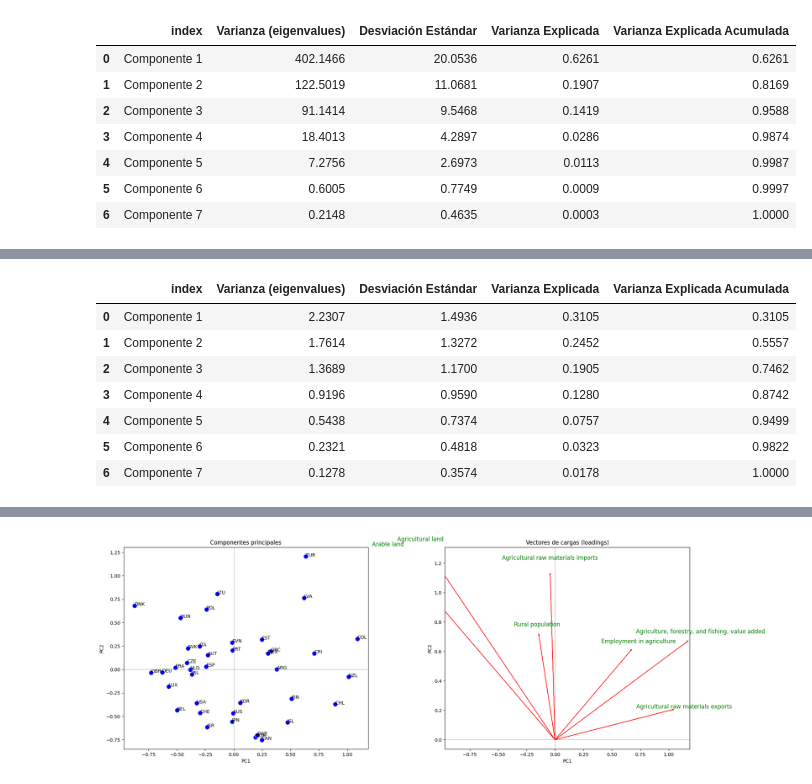
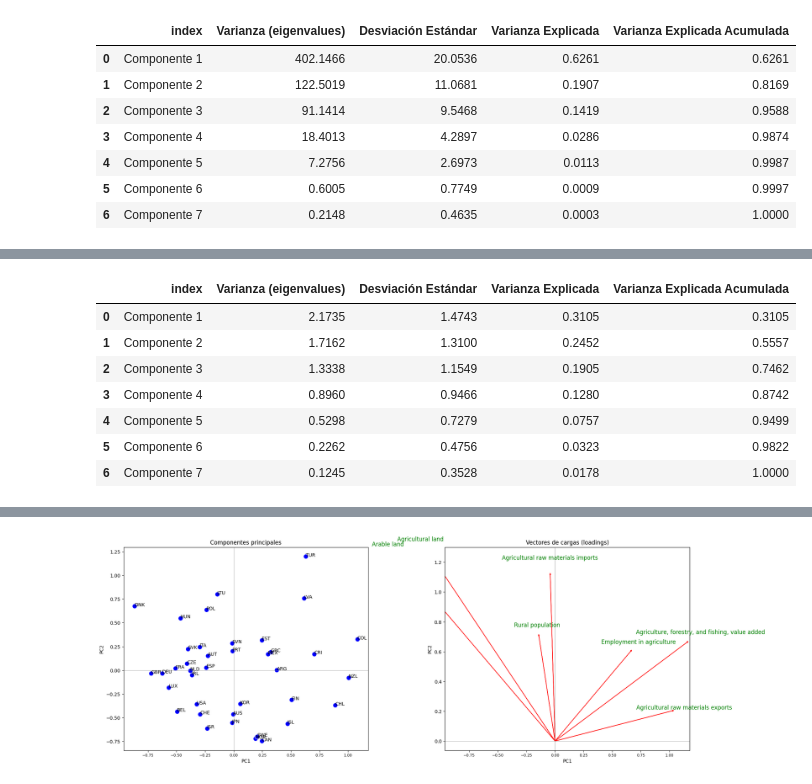
Before and after one commit to DavidGuzzi/MECMT04, a Jupyter notebook: AEM_dignani_guzzi.ipynb, the cells around one changed output, grey strips where cells are left out. Saved outputs shown, nothing was run; the diff lists cells and outputs as text; code cells hidden in the pictures.

```diff
--- a/AEM_dignani_guzzi.ipynb
+++ b/AEM_dignani_guzzi.ipynb
@@ -4,13 +4,13 @@ import pandas as pd
 import numpy as np
 
 from sklearn.decomposition import PCA
-from sklearn.preprocessing import StandardScaler
 
 import matplotlib.pyplot as plt
 import seaborn as sns
 
 #Configuraciones
 pd.options.display.float_format = '{:.4f}'.format
+pd.set_option('display.max_columns', None)
 # %%
 
 #Lectura y visualización de matriz de datos
@@ -272,39 +272,40 @@ plt.show()
 # %%
 """
 Análisis de Componentes Principales - Matriz de Correlaciones
 """
 
-scaler = StandardScaler()
-ndf_scaled = scaler.fit_transform(ndf)
+ndf_media = ndf.mean()
+ndf_de = ndf.std()
+ndf_scaled = ((ndf - ndf_media) / ndf_de)
 
 pca_cor = PCA()
 componentes_cor = pca_cor.fit_transform(ndf_scaled)
 
 varianza_cor = pca_cor.explained_variance_
 std_componentes_cor = np.sqrt(pca_cor.explained_variance_) #Ver si eliminamos
 varianza_explicada_cor = pca_cor.explained_variance_ratio_
 varianza_explicada_acum_cor = np.cumsum(pca_cor.explained_variance_ratio_)
 coeficientes_cor =  pca_cor.components_.T
 
 #Generamos una tabla resumen
 data_var_cor = {
     'Varianza (eigenvalues)': varianza_cor,
     'Desviación Estándar': std_componentes_cor,
     'Varianza Explicada': varianza_explicada_cor,
     'Varianza Explicada Acumulada': varianza_explicada_acum_cor
 }
 
 variablespca_cor = pd.DataFrame(data_var_cor, index=[f'Componente {i+1}' for i in range(len(varianza_cor))]).reset_index()
 variablespca_cor
 # %% [output]
 |  | index | Varianza (eigenvalues) | Desviación Estándar | Varianza Explicada | Varianza Explicada Acumulada |
-| 0 | Componente 1 | 2.2307 | 1.4936 | 0.3105 | 0.3105 |
-| 1 | Componente 2 | 1.7614 | 1.3272 | 0.2452 | 0.5557 |
-| 2 | Componente 3 | 1.3689 | 1.1700 | 0.1905 | 0.7462 |
-| 3 | Componente 4 | 0.9196 | 0.9590 | 0.1280 | 0.8742 |
-| 4 | Componente 5 | 0.5438 | 0.7374 | 0.0757 | 0.9499 |
-| 5 | Componente 6 | 0.2321 | 0.4818 | 0.0323 | 0.9822 |
-| 6 | Componente 7 | 0.1278 | 0.3574 | 0.0178 | 1.0000 |
+| 0 | Componente 1 | 2.1735 | 1.4743 | 0.3105 | 0.3105 |
+| 1 | Componente 2 | 1.7162 | 1.3100 | 0.2452 | 0.5557 |
+| 2 | Componente 3 | 1.3338 | 1.1549 | 0.1905 | 0.7462 |
+| 3 | Componente 4 | 0.8960 | 0.9466 | 0.1280 | 0.8742 |
+| 4 | Componente 5 | 0.5298 | 0.7279 | 0.0757 | 0.9499 |
+| 5 | Componente 6 | 0.2262 | 0.4756 | 0.0323 | 0.9822 |
+| 6 | Componente 7 | 0.1245 | 0.3528 | 0.0178 | 1.0000 |
 # %%
 coeficientespca_cor = pd.DataFrame(coeficientes_cor, columns=[f'Coeficiente (eigenvector) {i+1}' for i in range(coeficientes_cor.shape[1])], index=ndf.columns).reset_index()
 coeficientespca_cor
```
Also changed, not shown: parts of 13 cells of this notebook, 1 other file.
